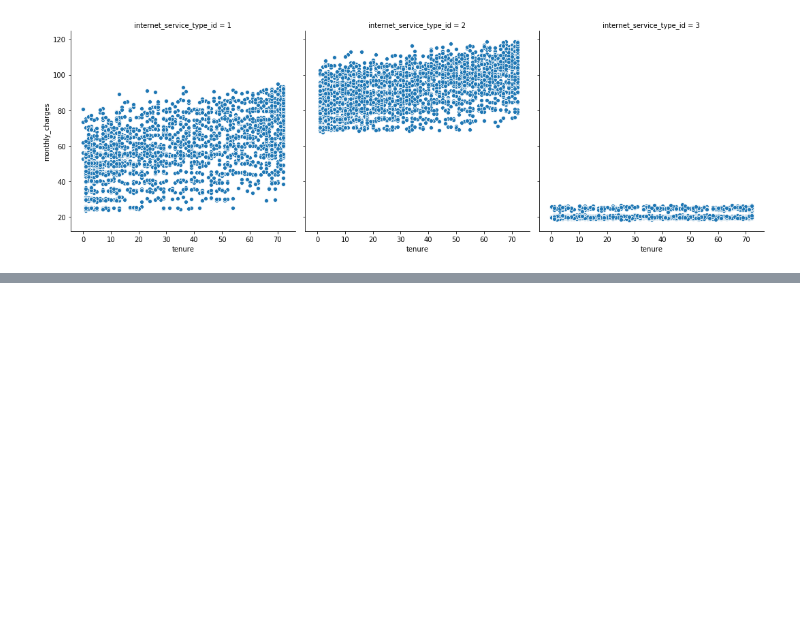
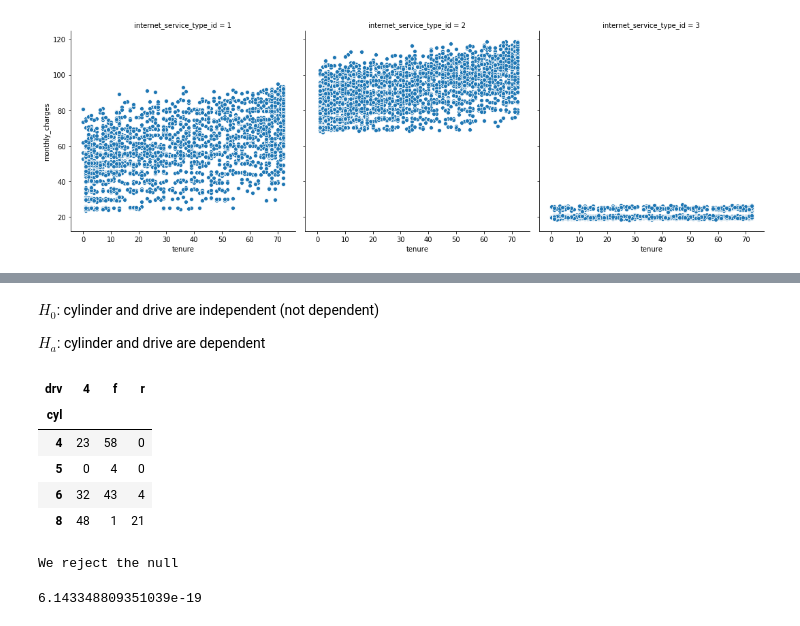
Before and after one commit to gilbert-noriega-ii/statistics-exercises, a Jupyter notebook: hypothesis_testing.ipynb, the cells around one changed output, grey strips where cells are left out. Cells and saved outputs as stored; diff of their text form; code cells hidden in the pictures; blank space fills up the shorter version.

```diff
--- a/hypothesis_testing.ipynb
+++ b/hypothesis_testing.ipynb
@@ -383,0 +438,24 @@ plt.show()
+# %% [markdown]
+$H_0$: cylinder and drive are independent (not dependent)
+
+$H_a$: cylinder and drive are dependent
+# %%
+observed = pd.crosstab(mpg.cyl, mpg.drv)
+observed
+# %% [output]
+| drv | 4 | f | r |
+| cyl |  |  |  |
+| 4 | 23 | 58 | 0 |
+| 5 | 0 | 4 | 0 |
+| 6 | 32 | 43 | 4 |
+| 8 | 48 | 1 | 21 |
+# %%
+chi2, p, degf, expected = stats.chi2_contingency(observed)
+if p < alpha:
+    print("We reject the null")
+else:
+    print("We fail to reject the null")
+p
+# %% [output]
+We reject the null
+6.143348809351039e-19
```
Also changed, not shown: parts of 20 cells of this notebook.
